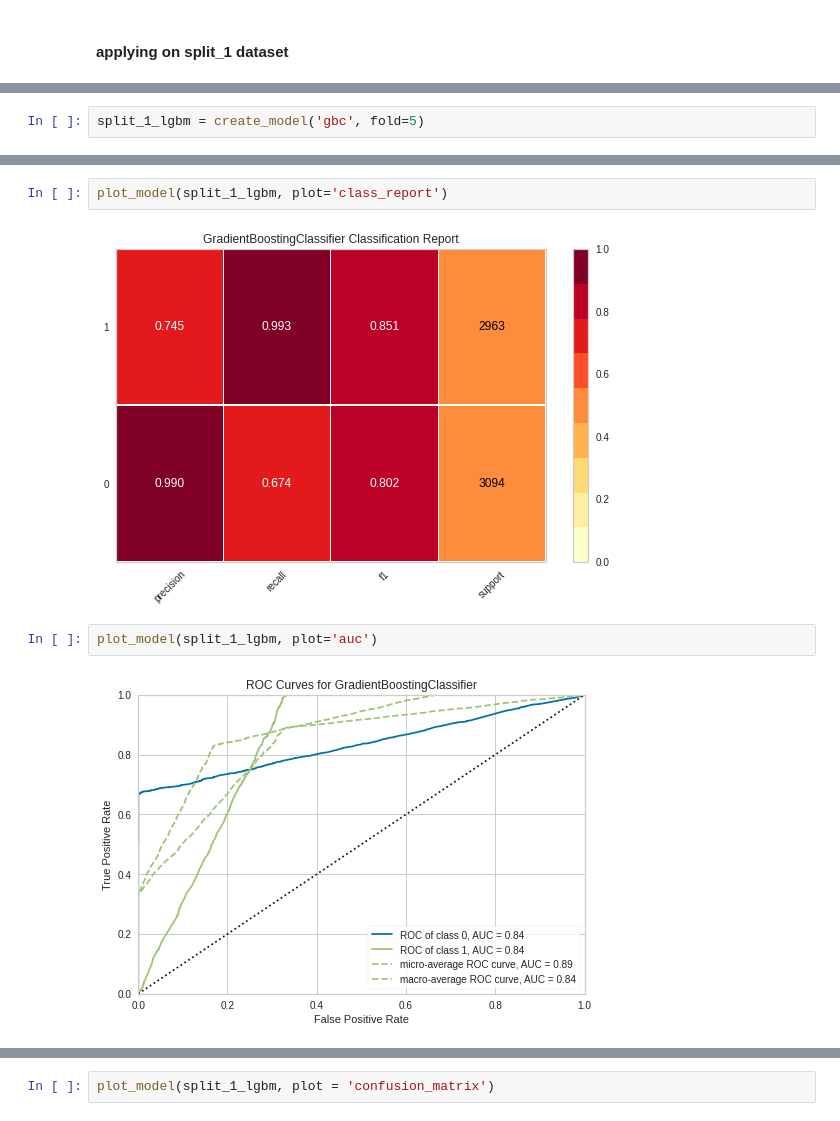
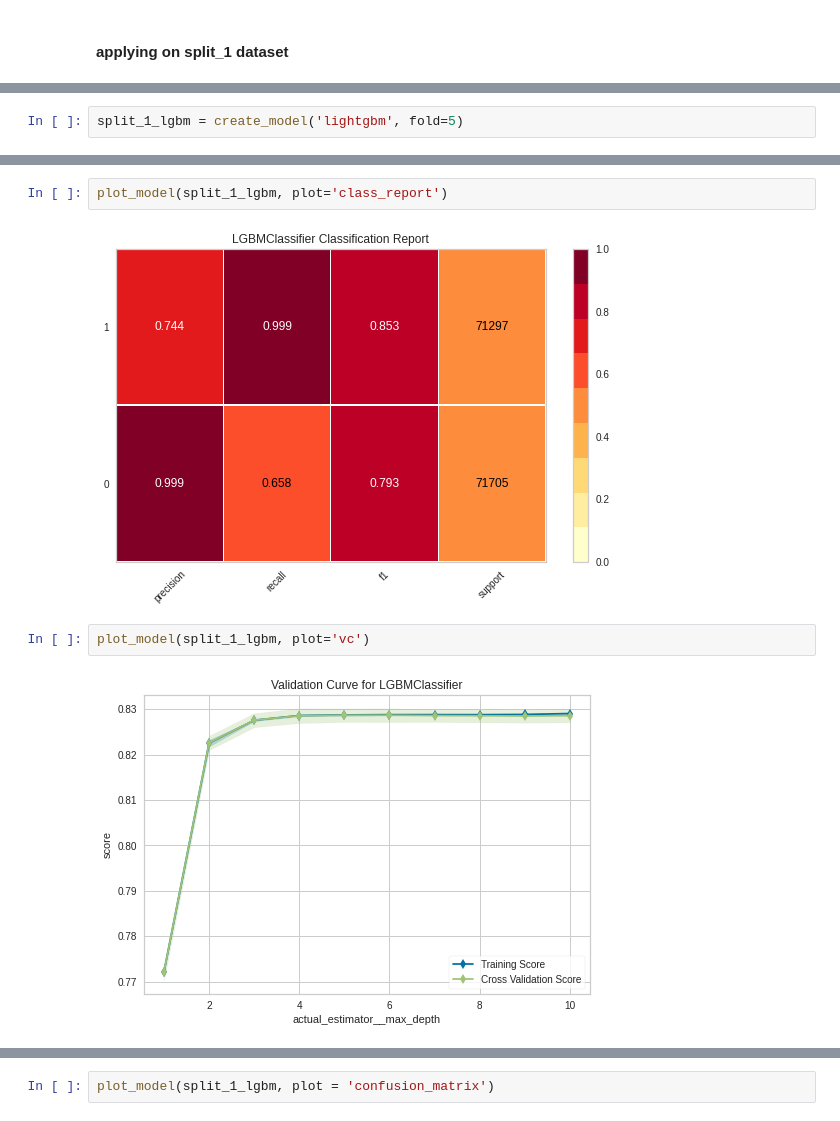
Before and after one commit to ShrikantUppin/Ensemble_techniques, a Jupyter notebook: A_Ensemble.ipynb, the cells around one changed output, grey strips where cells are left out. Cells and saved outputs as stored; diff of their text form.

```diff
--- a/A_Ensemble.ipynb
+++ b/A_Ensemble.ipynb
@@ -308,4 +292,4 @@ compare_model1 = compare_models(exclude=['rf'], fold=5)
 # %%
-split_1_lgbm = create_model('gbc', fold=5)
+split_1_lgbm = create_model('lightgbm', fold=5)
 # %% [output]
 |  | Accuracy | AUC | Recall | Prec. | F1 | Kappa | MCC |
@@ -332,8 +303,8 @@ GradientBoostingClassifier(ccp_alpha=0.0, criterion='friedman_mse', init=None,
 # %%
 plot_model(split_1_lgbm, plot='class_report')
 # %% [output]
-[figure, old version]
+[figure, new version]
 # %%
-plot_model(split_1_lgbm, plot='auc')
+plot_model(split_1_lgbm, plot='vc')
 # %% [output]
-[figure, old version]
+[figure, new version]
```
Also changed, not shown: parts of 8 cells of this notebook.
